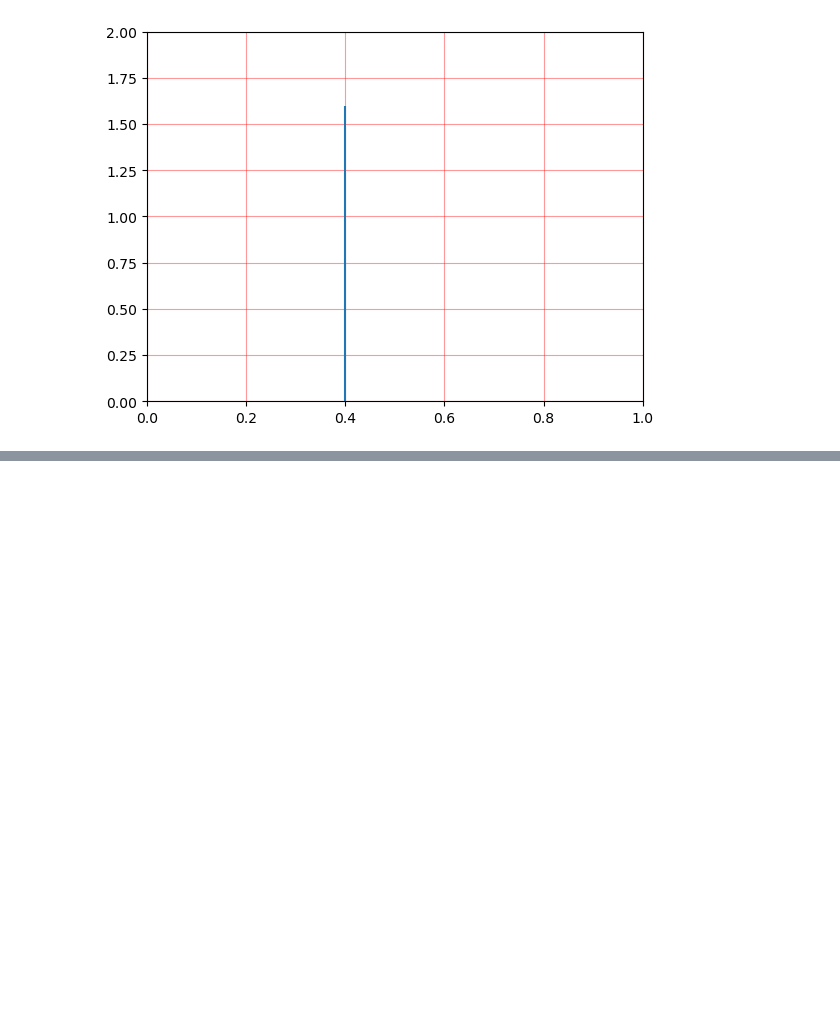
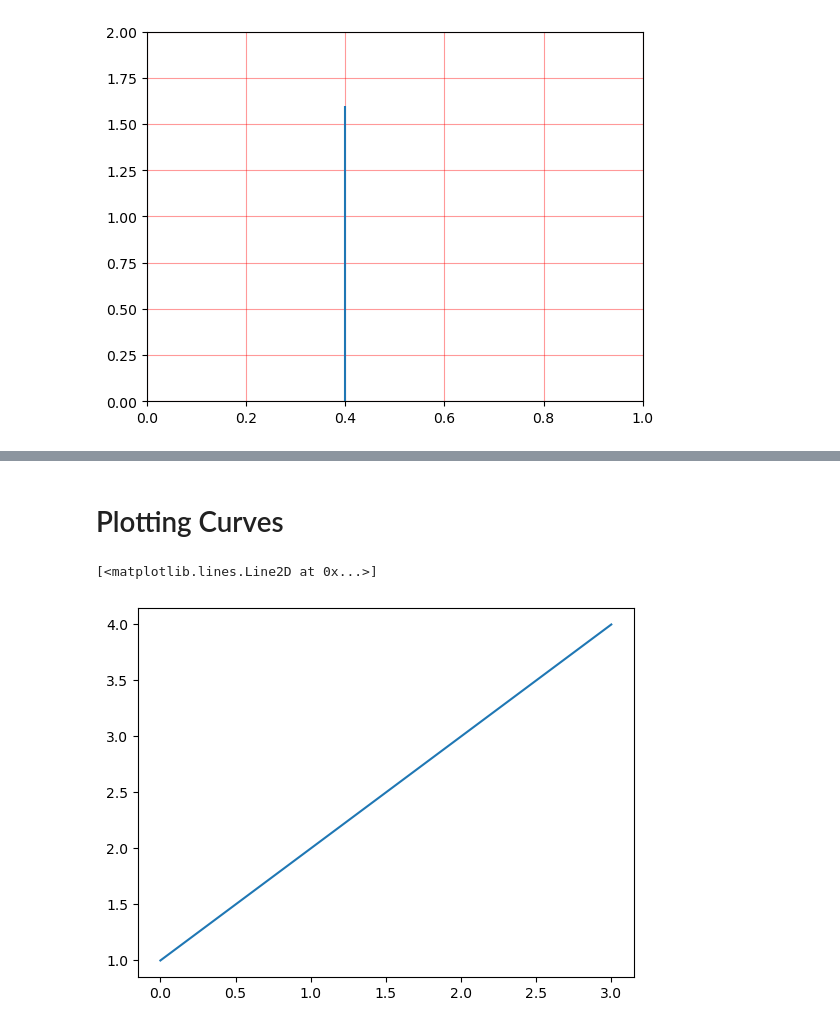
Before and after one commit to ashmanmalhotra/LivePythonClass-01Sep21, a Jupyter notebook: Class 13/01 Visualization.ipynb, the cells around one changed output, grey strips where cells are left out. Drawn from its saved outputs; the diff is of its cells as text; code cells hidden in the pictures; blank space fills up the shorter version.

```diff
--- a/Class 13/01 Visualization.ipynb
+++ b/Class 13/01 Visualization.ipynb
@@ -78,0 +88,7 @@ plt.show()
+# %% [markdown]
+# Plotting Curves
+# %%
+plt.plot([1, 2, 3, 4])
+# %% [output]
+[<matplotlib.lines.Line2D at 0x...>]
+[figure, added]
```
Also changed, not shown: parts of 22 cells of this notebook, 1 other file.
